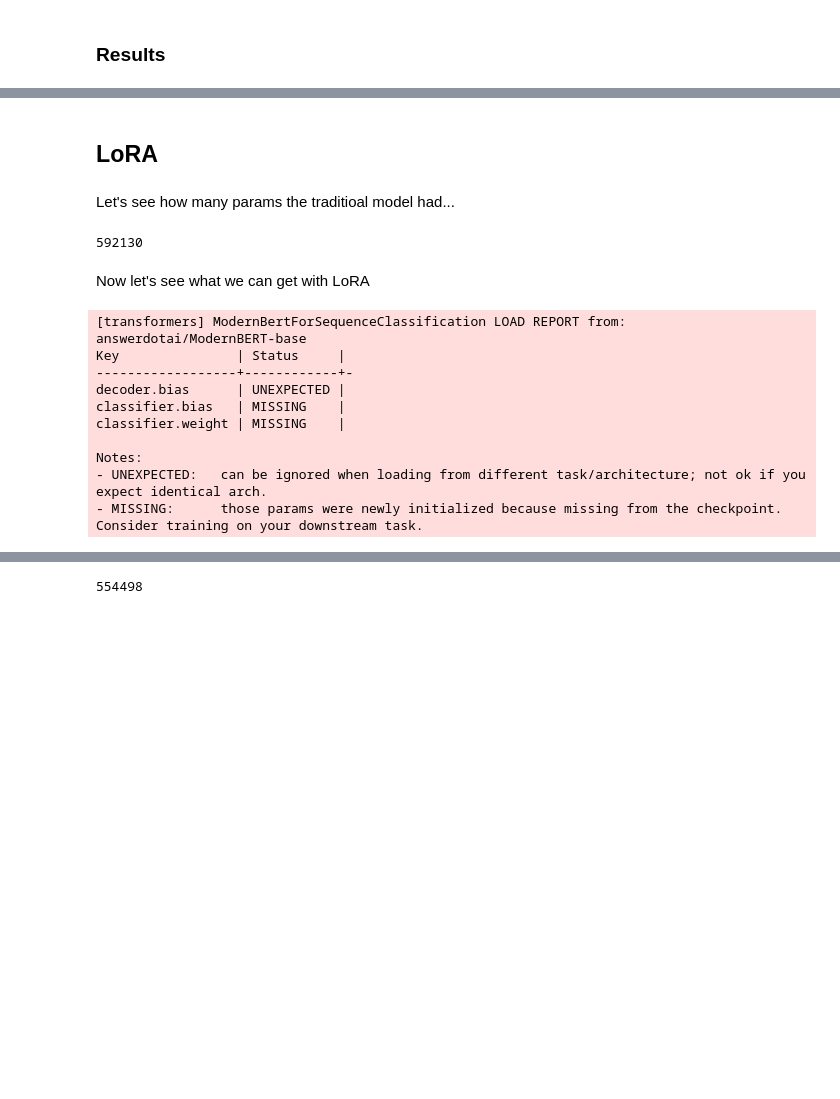
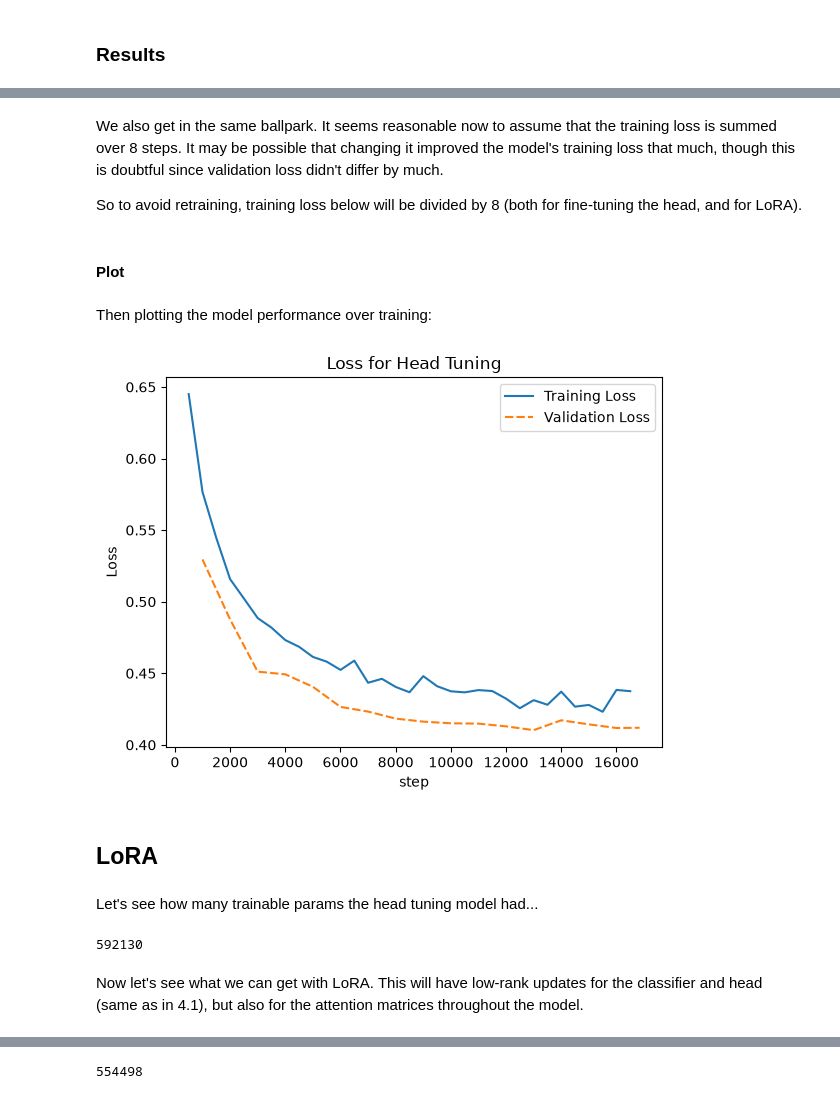
Before and after one commit to tzheng7679/cse5539_hw, a Jupyter notebook: prob_4.ipynb, the cells around one changed output, grey strips where cells are left out. Saved outputs shown, nothing was run; the diff lists cells and outputs as text; code cells hidden in the pictures; blank space fills up the shorter version.

```diff
--- a/prob_4.ipynb
+++ b/prob_4.ipynb
@@ -101,18 +104,0 @@ Notes:
-# %%
-# set up training params
-for param in model.base_model.parameters():
-    param.requires_grad_(False)
-
-# accuracy setup
-accuracy = evaluate.load("accuracy")
-
-
-def calc_accuracy(p: EvalPrediction) -> dict:
-    return accuracy.compute(
-        predictions=p.predictions.argmax(axis=-1),  # type: ignore
-        references=p.label_ids,
-    )
-
-trainer = get_trainer(model, "sft")
-# %%
-trainer.train()
@@ -148,0 +111,7 @@ trainer.evaluate()
+# %%
+ht_df = (
+    pd.DataFrame(trainer.state.log_history)
+    .groupby(["epoch", "step"], as_index=False)
+    .first()
+)  # group since the training and eval measurements are contained in separate entries
+ht_df.head()
@@ -149,28 +160,35 @@ trainer.evaluate()
+# %% [markdown]
+We also get in the same ballpark. It seems reasonable now to assume that the training loss is summed over 8 steps. It may be possible that changing it improved the model's training loss that much, though this is doubtful since validation loss didn't differ by much.
+
+So to avoid retraining, training loss below will be divided by 8 (both for fine-tuning the head, and for LoRA).
+# %%
+ht_df_norm = ht_df.assign(loss=ht_df['loss'] / 8)
+# %% [markdown]
+#### Plot
+# %% [markdown]
+Then plotting the model performance over training:
+# %%
+ax = sns.lineplot(ht_df_norm[['step', 'loss', 'eval_loss']].set_index('step'))
+ax.set_ylabel("Loss")
+ax.set_title("Loss for Head Tuning")
+handles, _ = ax.get_legend_handles_labels()
+ax.legend(handles, ['Training Loss', 'Validation Loss']);
+# %% [output]
+[figure, added]
 # %% [markdown]
 ## LoRA
 # %% [markdown]
-Let's see how many params the traditioal model had...
+Let's see how many trainable params the head tuning model had...
 # %%
 trainer.get_num_trainable_parameters()
 # %% [output]
 592130
 # %% [markdown]
-Now let's see what we can get with LoRA
+Now let's see what we can get with LoRA. This will have low-rank updates for the classifier and head (same as in 4.1), but also for the attention matrices throughout the model.
 # %%
 lora_config = LoraConfig(
     r=8,
     task_type=TaskType.SEQ_CLS,
     target_modules=['Wqkv', 'classifier', 'head.dense']
 )
-lora_model = get_peft_model(get_model(), lora_config)
+lora_model = get_peft_model(get_frozen_model(), lora_config)
-# %% [output]
-[transformers] ModernBertForSequenceClassification LOAD REPORT from: answerdotai/ModernBERT-base
-Key               | Status     |
-------------------+------------+-
-decoder.bias      | UNEXPECTED |
-classifier.bias   | MISSING    |
-classifier.weight | MISSING    |
-
-Notes:
-- UNEXPECTED:   can be ignored when loading from different task/architecture; not ok if you expect identical arch.
-- MISSING:      those params were newly initialized because missing from the checkpoint. Consider training on your downstream task.
```
Also changed, not shown: parts of 27 cells of this notebook, 2 other files.
